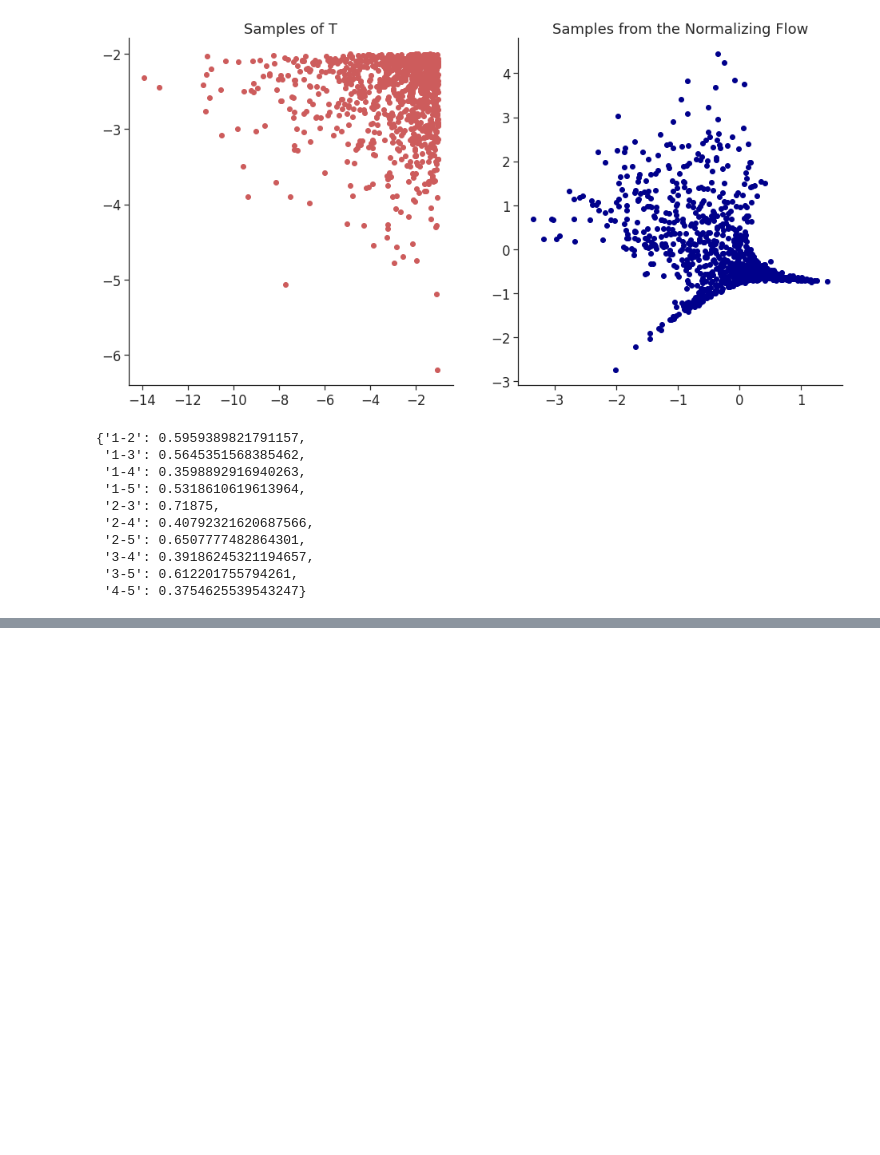
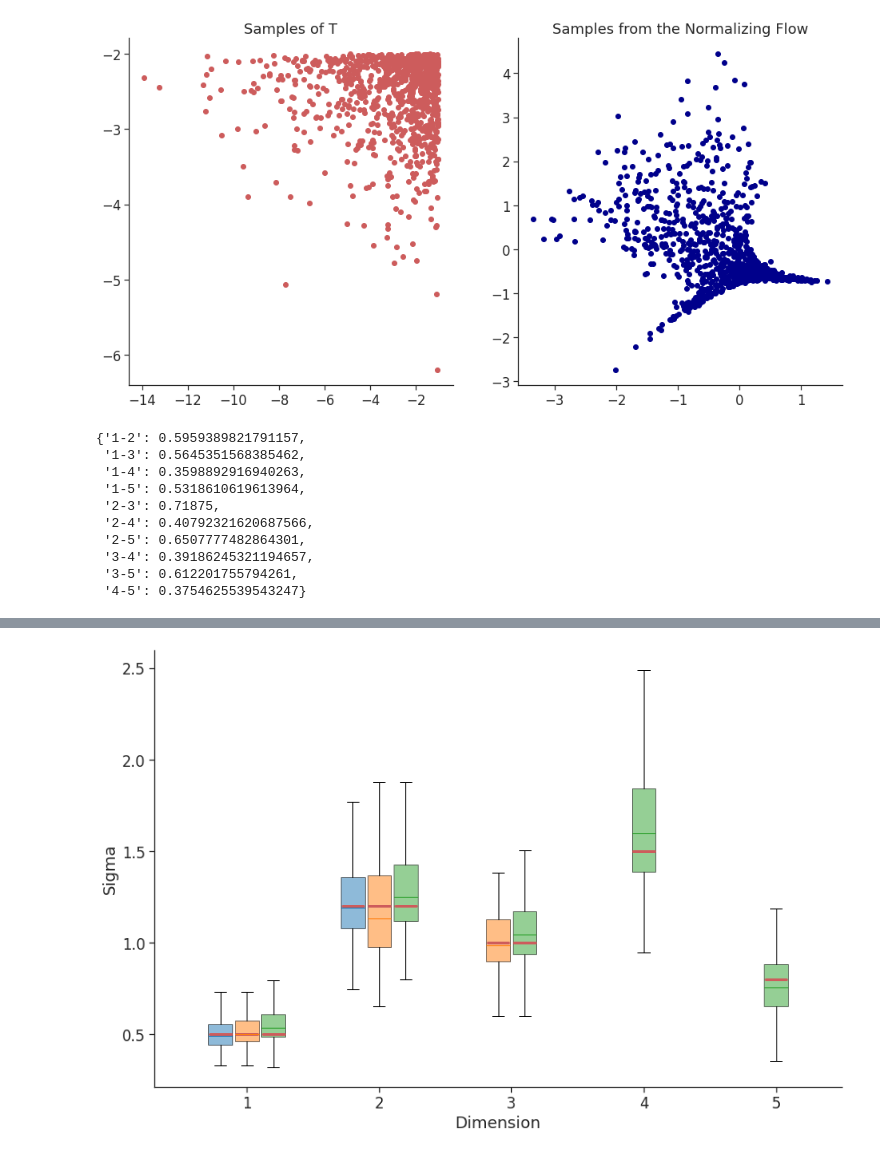
Before and after one commit to hcl516926907/GPDFlow, a Jupyter notebook: GPDFlow_Simulation_Scenario_1_Monte_Carlo.ipynb, the cells around one changed output, grey strips where cells are left out. Cells and saved outputs as stored; diff of their text form; code cells hidden in the pictures; blank space fills up the shorter version.

```diff
--- a/GPDFlow_Simulation_Scenario_1_Monte_Carlo.ipynb
+++ b/GPDFlow_Simulation_Scenario_1_Monte_Carlo.ipynb
@@ -515,3 +475,72 @@ plt.show()
+# %%
+pairs = ['1', '2', '3', '4', '5']
+
+# Use the keys from the 5-dimensional dictionary as the full set of pairs.
+all_keys = sorted(sigma_dict_5.keys())
+x_positions = np.arange(len(all_keys))
+
+delta = 0.2  # spacing factor for box positions
+
+sns.set(style="ticks", font_scale=1.5)
+fig, ax = plt.subplots(figsize=(12, 8))
+
+# Prepare a mapping from each key to a list of tuples (dimension, data)
+# We use all_keys as the base so that the x-axis remains consistent.
+data_by_key = {key: [] for key in all_keys}
+for dim, chi_dict in [(2, sigma_dict_2),
+                      (3, sigma_dict_3),
+                      (5, sigma_dict_5)]:
+    for key, data in chi_dict.items():
+        if key in data_by_key:
+            data_by_key[key].append((dim, data))
+
+colors = {2: '#1f77b4', 3: '#ff7f0e', 5: '#2ca02c'}
+alpha_value = 0.5
+
+# Loop over each key and plot the boxplots for the dimensions available.
+for i, key in enumerate(all_keys):
+    # Sort by dimension to maintain a consistent order (2, then 3, then 5)
+    items = sorted(data_by_key[key], key=lambda x: x[0])
+    n = len(items)
+    if n == 0:
+        continue
+    # Compute offsets so that the available boxplots are centered.
+    offsets = [ (j - (n-1)/2) * delta for j in range(n) ]
+    # Plot each available boxplot at the computed offset
+    for offset, (dim, data) in zip(offsets, items):
+        pos = x_positions[i] + offset
+        bp = ax.boxplot(data, positions=[pos], widths=0.18,
+                        patch_artist=True, showfliers=False)
+        for patch in bp['boxes']:
+            patch.set_facecolor(colors[dim])
+            patch.set_alpha(alpha_value)
+        for median in bp['medians']:
+            median.set_color(colors[dim])
+        # Plot the theoretical line if available.
+        if key in sigma_true:
+            theory_val = sigma_true[key]
+            ax.plot([pos - 0.08, pos + 0.08],
+                    [theory_val, theory_val],
+                    color='indianred', lw=3)
+
+# Set x-axis labels.
+ax.set_xticks(x_positions)
+ax.set_xticklabels(all_keys)
+ax.set_xlabel("Dimension")
+ax.set_ylabel("Sigma")
+# ax.set_title("Empirical Tail Dependence Boxplots with Theoretical Lines")
+
+# Add legend.
+# from matplotlib.patches import Patch
+# legend_elements = [Patch(facecolor=colors[dim], label=f'Monte Calro Results in Dim {dim}', alpha=alpha_value) for dim in [2, 3, 5]]
+# legend_elements.append(plt.Line2D([0], [0], color='darkorange', lw=2, label='Theoretical'))
+# ax.legend(handles=legend_elements, loc='best',fontsize=15)
+sns.despine()
+plt.tight_layout()
+plt.savefig(dir_out + 'Plots/'+f'Simulation_1_sigma.pdf',bbox_inches='tight')
+plt.show()
+# %% [output]
+[figure, added]
 # %%
 pairs = ['1', '2', '3', '4', '5']
 
```
Also changed, not shown: parts of 7 cells of this notebook, 19 other files.
